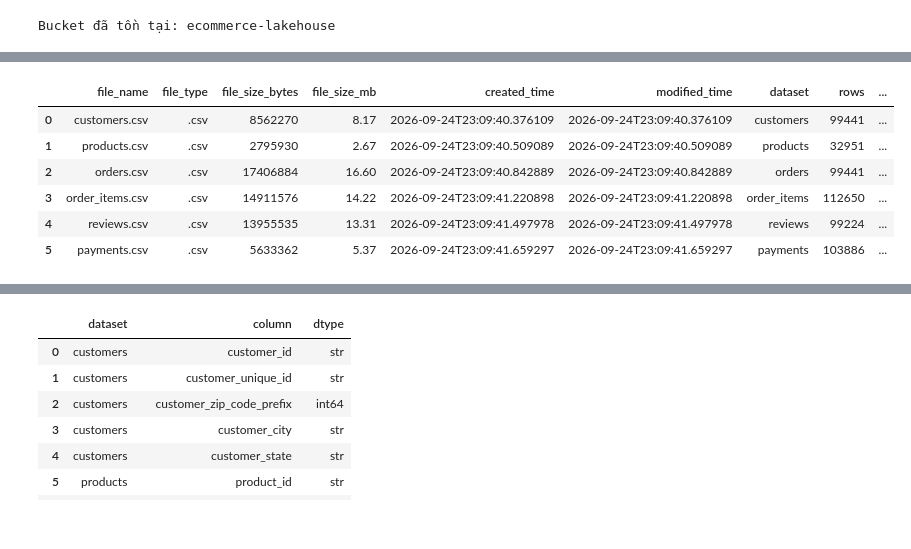
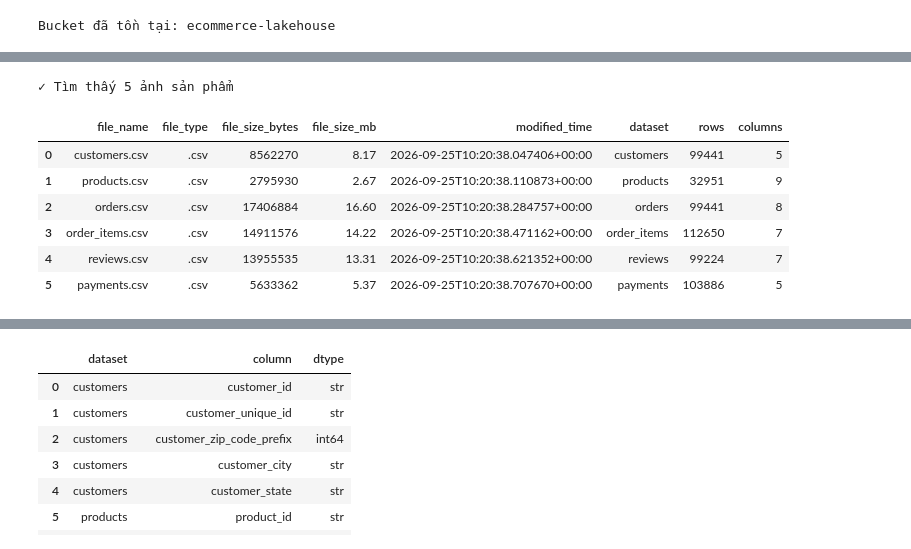
Before and after one commit to vanbun404/E-commerce-Data-Lakehouse-Project, a Jupyter notebook: notebooks/02_data_ingestion.ipynb, the cells around one changed output, grey strips where cells are left out. Cells and saved outputs as stored; diff of their text form; code cells hidden in the pictures.

```diff
--- a/notebooks/02_data_ingestion.ipynb
+++ b/notebooks/02_data_ingestion.ipynb
@@ -121,40 +153,71 @@ payments: 103886 records
+# %%
+# Thu thập danh sách ảnh sản phẩm
+
+SUPPORTED_IMAGE_EXTENSIONS = {
+    ".jpg",
+    ".jpeg",
+    ".png",
+    ".webp"
+}
+
+IMAGE_FILES = [
+    file
+    for file in IMAGE_DIR.iterdir()
+    if file.is_file()
+    and file.suffix.lower()
+    in SUPPORTED_IMAGE_EXTENSIONS
+]
+
+print(
+    f"✓ Tìm thấy {len(IMAGE_FILES):,} ảnh sản phẩm"
+)
+# %% [output]
+✓ Tìm thấy 5 ảnh sản phẩm
 # %%
-# Kiểm tra metadata của các file dữ liệu
+# Thu thập metadata của CSV
 
 def get_file_metadata(file_path):
+
     stat = file_path.stat()
 
     return {
         "file_name": file_path.name,
-        "file_type": file_path.suffix,
+        "file_type": file_path.suffix.lower(),
         "file_size_bytes": stat.st_size,
-        "file_size_mb": round(stat.st_size / (1024 * 1024), 2),
-        "created_time": datetime.fromtimestamp(
-            stat.st_ctime
-        ).isoformat(),
+        "file_size_mb": round(
+            stat.st_size / (1024 * 1024),
+            2
+        ),
         "modified_time": datetime.fromtimestamp(
-            stat.st_mtime
+            stat.st_mtime,
+            tz=timezone.utc
         ).isoformat()
     }
+
 
 metadata = []
 
 for name, path in DATASETS.items():
+
     info = get_file_metadata(path)
+
     info["dataset"] = name
     info["rows"] = len(datasets[name])
-    info["columns"] = len(datasets[name].columns)
+    info["columns"] = len(
+        datasets[name].columns
+    )
 
     metadata.append(info)
+
 
 metadata_df = pd.DataFrame(metadata)
 
 metadata_df
 # %% [output]
-|  | file_name | file_type | file_size_bytes | file_size_mb | created_time | modified_time | dataset | rows | ... |
-| 0 | customers.csv | .csv | 8562270 | 8.17 | 2026-09-24T23:09:40.376109 | 2026-09-24T23:09:40.376109 | customers | 99441 | ... |
-| 1 | products.csv | .csv | 2795930 | 2.67 | 2026-09-24T23:09:40.509089 | 2026-09-24T23:09:40.509089 | products | 32951 | ... |
-| 2 | orders.csv | .csv | 17406884 | 16.60 | 2026-09-24T23:09:40.842889 | 2026-09-24T23:09:40.842889 | orders | 99441 | ... |
-| 3 | order_items.csv | .csv | 14911576 | 14.22 | 2026-09-24T23:09:41.220898 | 2026-09-24T23:09:41.220898 | order_items | 112650 | ... |
-| 4 | reviews.csv | .csv | 13955535 | 13.31 | 2026-09-24T23:09:41.497978 | 2026-09-24T23:09:41.497978 | reviews | 99224 | ... |
-| 5 | payments.csv | .csv | 5633362 | 5.37 | 2026-09-24T23:09:41.659297 | 2026-09-24T23:09:41.659297 | payments | 103886 | ... |
+|  | file_name | file_type | file_size_bytes | file_size_mb | modified_time | dataset | rows | columns |
+| 0 | customers.csv | .csv | 8562270 | 8.17 | 2026-09-25T10:20:38.047406+00:00 | customers | 99441 | 5 |
+| 1 | products.csv | .csv | 2795930 | 2.67 | 2026-09-25T10:20:38.110873+00:00 | products | 32951 | 9 |
+| 2 | orders.csv | .csv | 17406884 | 16.60 | 2026-09-25T10:20:38.284757+00:00 | orders | 99441 | 8 |
+| 3 | order_items.csv | .csv | 14911576 | 14.22 | 2026-09-25T10:20:38.471162+00:00 | order_items | 112650 | 7 |
+| 4 | reviews.csv | .csv | 13955535 | 13.31 | 2026-09-25T10:20:38.621352+00:00 | reviews | 99224 | 7 |
+| 5 | payments.csv | .csv | 5633362 | 5.37 | 2026-09-25T10:20:38.707670+00:00 | payments | 103886 | 5 |
```
Also changed, not shown: parts of 14 cells of this notebook, 1 other file.
